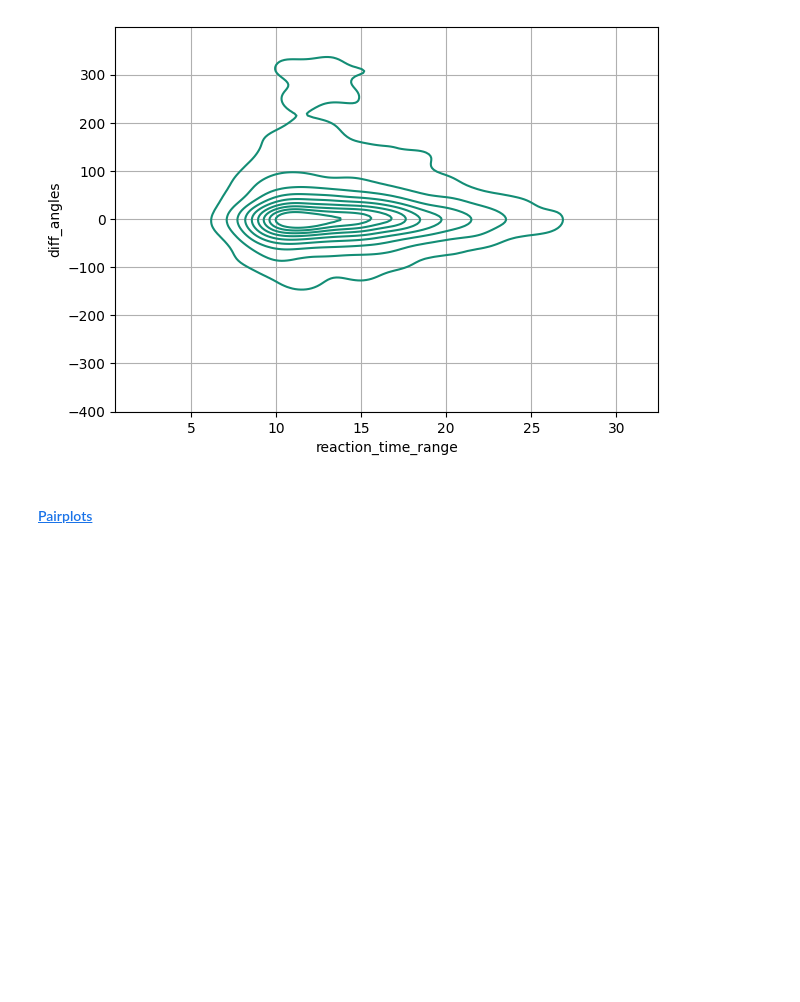
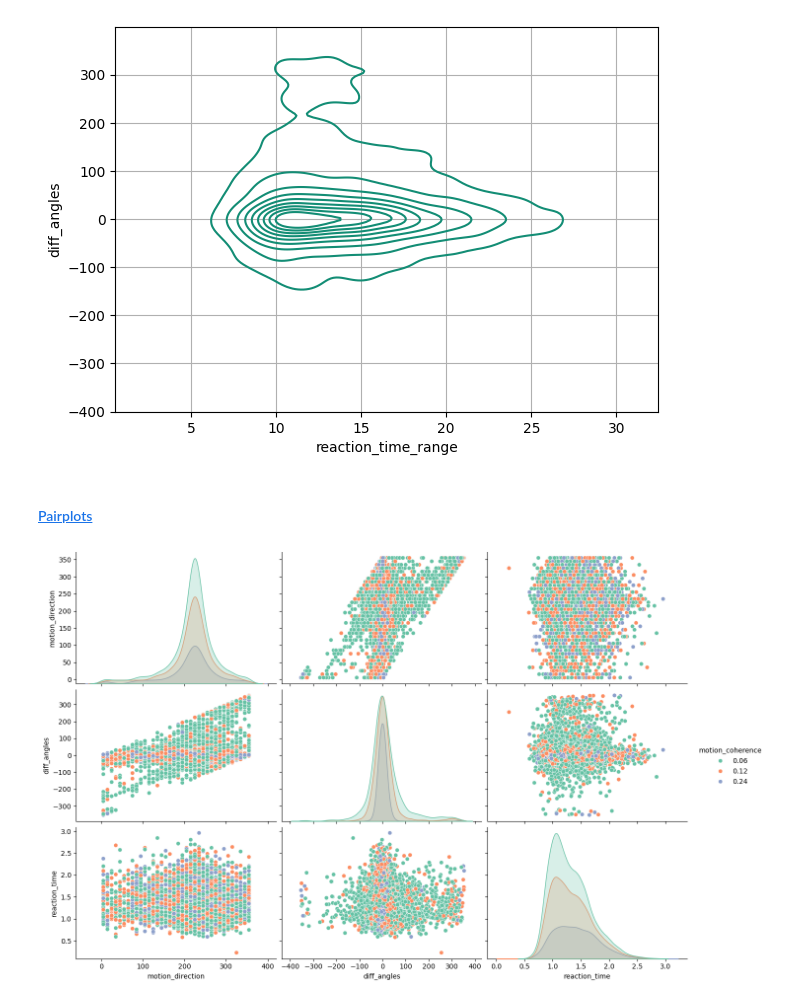
Before and after one commit to lucasbaldezzari/babesbayes-nma, a Jupyter notebook: coding/Issue4_Xiaoxiao.ipynb, the cells around one changed output. Saved outputs shown, nothing was run; the diff lists cells and outputs as text; code cells hidden in the pictures; blank space fills up the shorter version.

```diff
--- a/coding/Issue4_Xiaoxiao.ipynb
+++ b/coding/Issue4_Xiaoxiao.ipynb
@@ -179,4 +196,12 @@ plt.show()
 [figure]
 # %% [markdown]
 #### [Pairplots](https://seaborn.pydata.org/generated/seaborn.pairplot.html#seaborn-pairplot)
+# %%
+cols_interest = ["motion_direction","diff_angles","reaction_time","motion_coherence"]
+g = sns.pairplot(data_s6.loc[:,cols_interest].iloc[:],size = 3, aspect=1.5, hue = "motion_coherence",palette="Set2",)
+# g.map_lower(sns.kdeplot, levels=10, color=".2")
+# g.map_upper(sns.kdeplot, levels=10, color=".2")
+plt.show()
+# %% [output]
+[figure, added]
 # %%
```
Also changed, not shown: parts of 4 cells of this notebook.
